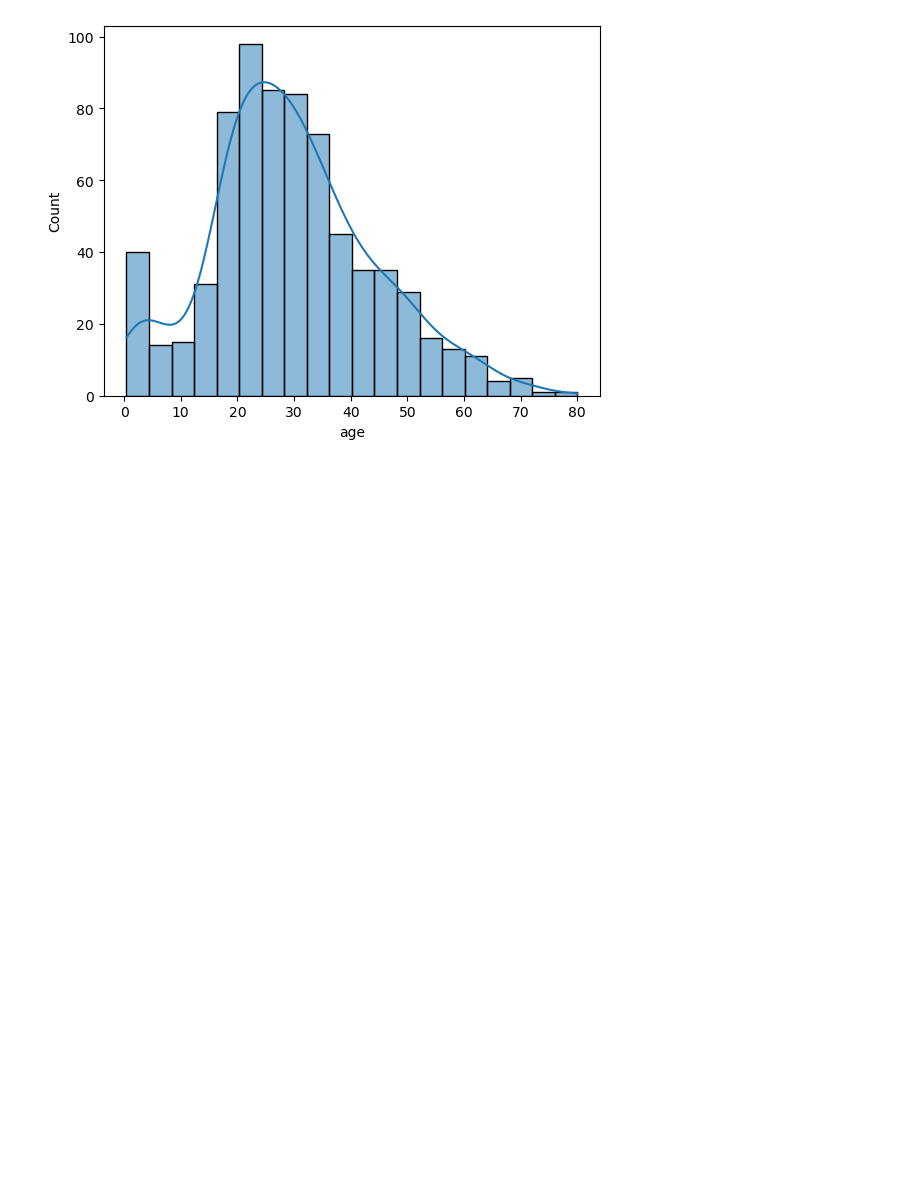
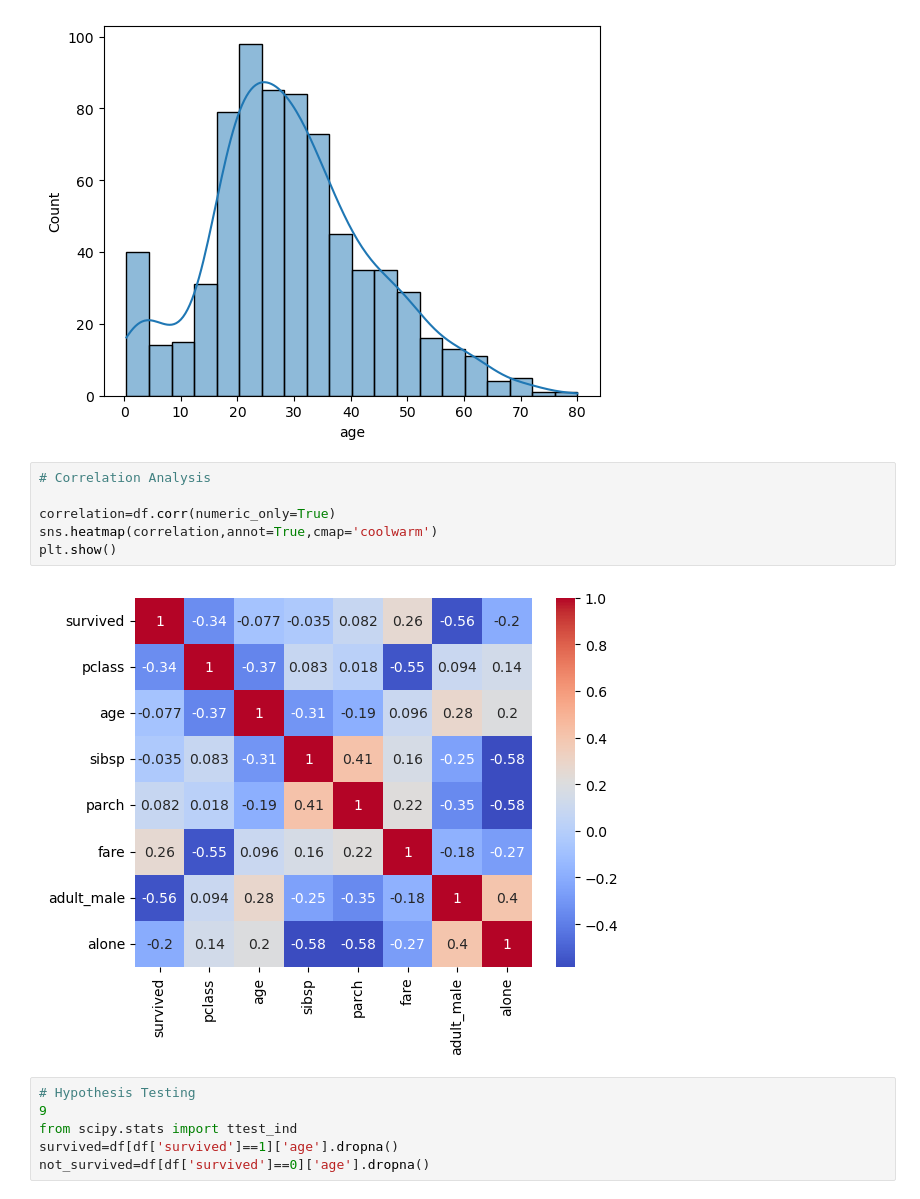
Before and after one commit to nikita98062/Python-Practice, a Jupyter notebook: data analysis coding interview questions.ipynb, the cells around one changed output. Saved outputs shown, nothing was run; the diff lists cells and outputs as text; blank space fills up the shorter version.

```diff
--- a/data analysis coding interview questions.ipynb
+++ b/data analysis coding interview questions.ipynb
@@ -1922,3 +1922,17 @@ sns.histplot(df['age'].dropna(),kde=True)
 plt.show()
 # %% [output]
 [figure]
+# %%
+# Correlation Analysis
+
+correlation=df.corr(numeric_only=True)
+sns.heatmap(correlation,annot=True,cmap='coolwarm')
+plt.show()
+# %% [output]
+[figure, added]
+# %%
+# Hypothesis Testing
+9
+from scipy.stats import ttest_ind
+survived=df[df['survived']==1]['age'].dropna()
+not_survived=df[df['survived']==0]['age'].dropna()
```
Also changed, not shown: parts of 1 cell of this notebook.
